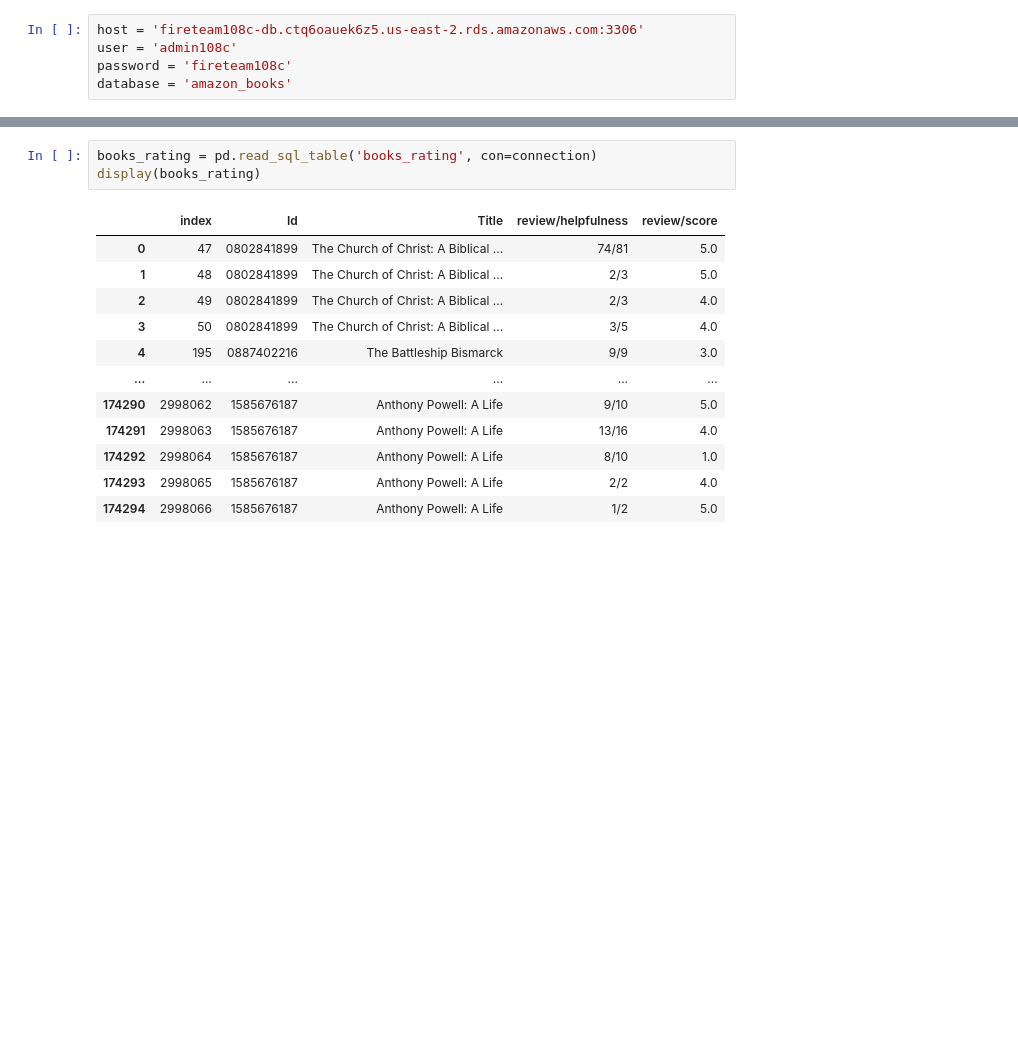
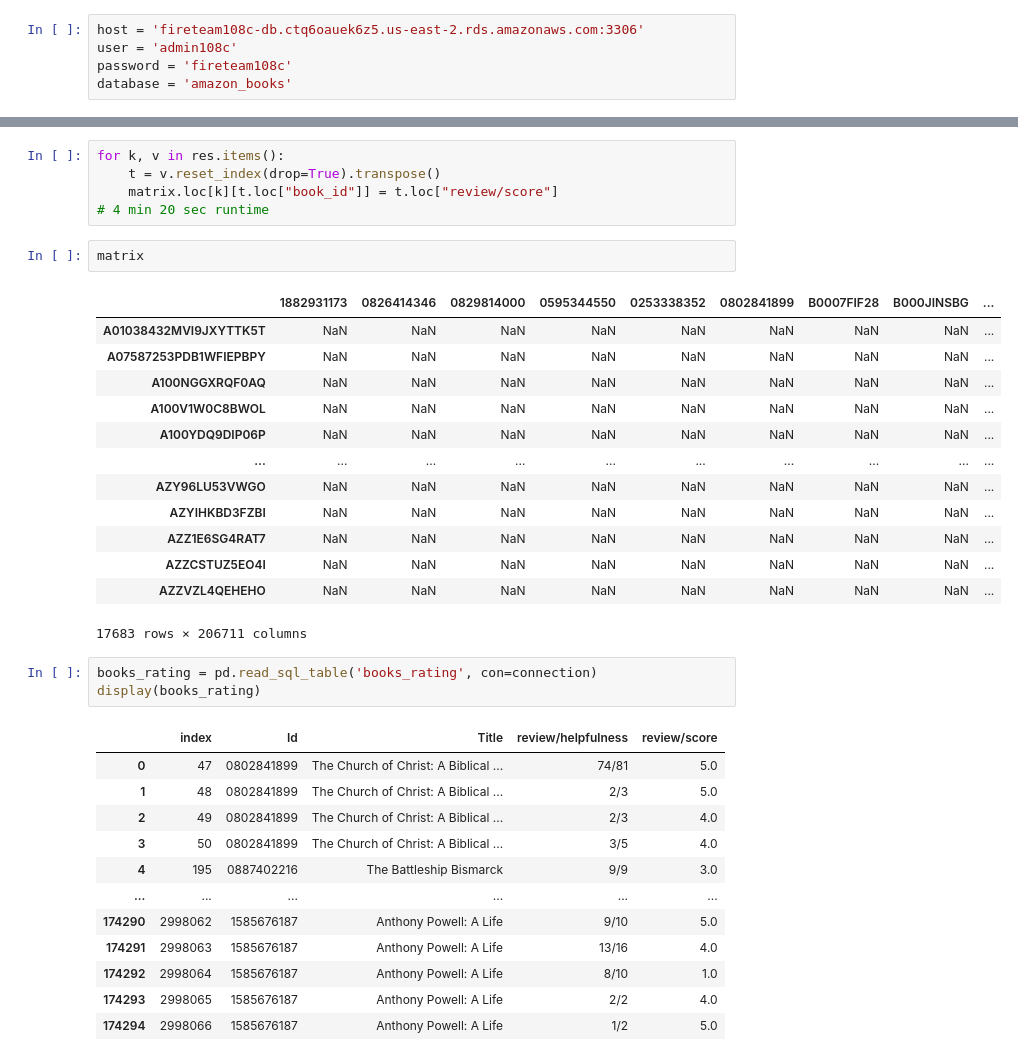
Before and after one commit to jinks145/pj_fireteam-108c, a Jupyter notebook: review_to_user_matrix.ipynb, the cells around one changed output, grey strips where cells are left out. Drawn from its saved outputs; the diff is of its cells as text; blank space fills up the shorter version.

```diff
--- a/review_to_user_matrix.ipynb
+++ b/review_to_user_matrix.ipynb
@@ -16,3 +105,24 @@ connection = engine.connect()
+# %%
+for k, v in res.items():
+	t = v.reset_index(drop=True).transpose()
+	matrix.loc[k][t.loc["book_id"]] = t.loc["review/score"]
+# 4 min 20 sec runtime
+# %%
+matrix
+# %% [output]
+|  | 1882931173 | 0826414346 | 0829814000 | 0595344550 | 0253338352 | 0802841899 | B0007FIF28 | B000JINSBG | ... |
+| A01038432MVI9JXYTTK5T | NaN | NaN | NaN | NaN | NaN | NaN | NaN | NaN | ... |
+| A07587253PDB1WFIEPBPY | NaN | NaN | NaN | NaN | NaN | NaN | NaN | NaN | ... |
+| A100NGGXRQF0AQ | NaN | NaN | NaN | NaN | NaN | NaN | NaN | NaN | ... |
+| A100V1W0C8BWOL | NaN | NaN | NaN | NaN | NaN | NaN | NaN | NaN | ... |
+| A100YDQ9DIP06P | NaN | NaN | NaN | NaN | NaN | NaN | NaN | NaN | ... |
+| ... | ... | ... | ... | ... | ... | ... | ... | ... | ... |
+| AZY96LU53VWGO | NaN | NaN | NaN | NaN | NaN | NaN | NaN | NaN | ... |
+| AZYIHKBD3FZBI | NaN | NaN | NaN | NaN | NaN | NaN | NaN | NaN | ... |
+| AZZ1E6SG4RAT7 | NaN | NaN | NaN | NaN | NaN | NaN | NaN | NaN | ... |
+| AZZCSTUZ5EO4I | NaN | NaN | NaN | NaN | NaN | NaN | NaN | NaN | ... |
+| AZZVZL4QEHEHO | NaN | NaN | NaN | NaN | NaN | NaN | NaN | NaN | ... |
+17683 rows × 206711 columns
 # %%
 books_rating = pd.read_sql_table('books_rating', con=connection)
 display(books_rating)
```
Also changed, not shown: parts of 12 cells of this notebook, 2 other files.
